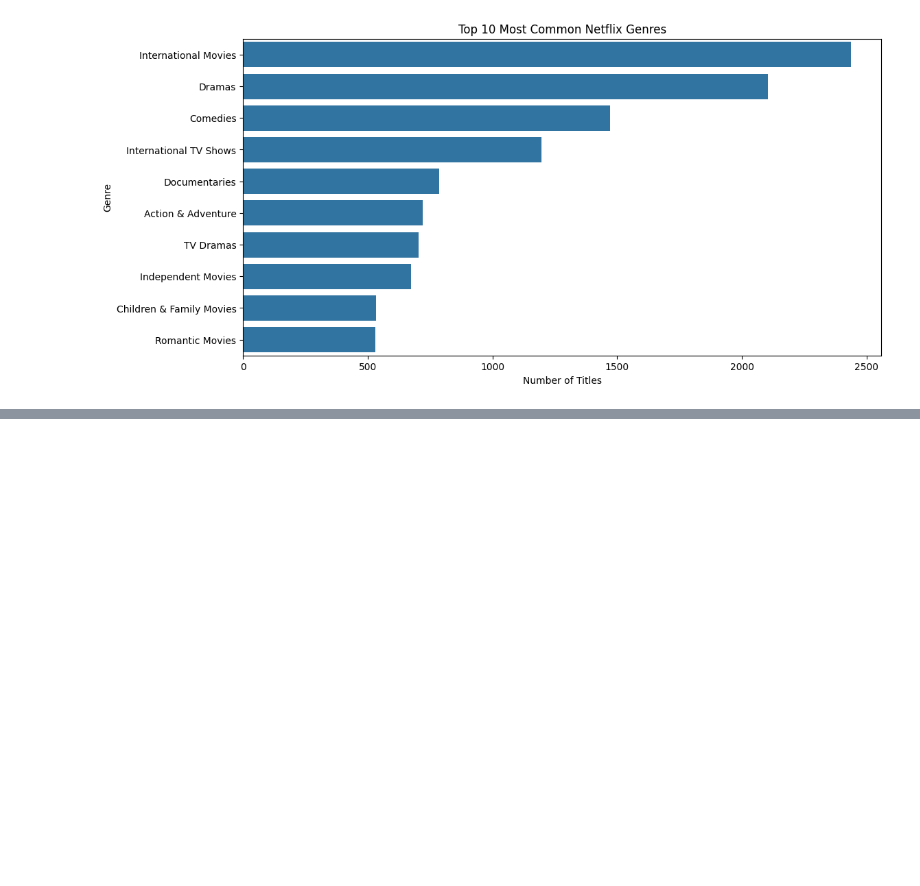
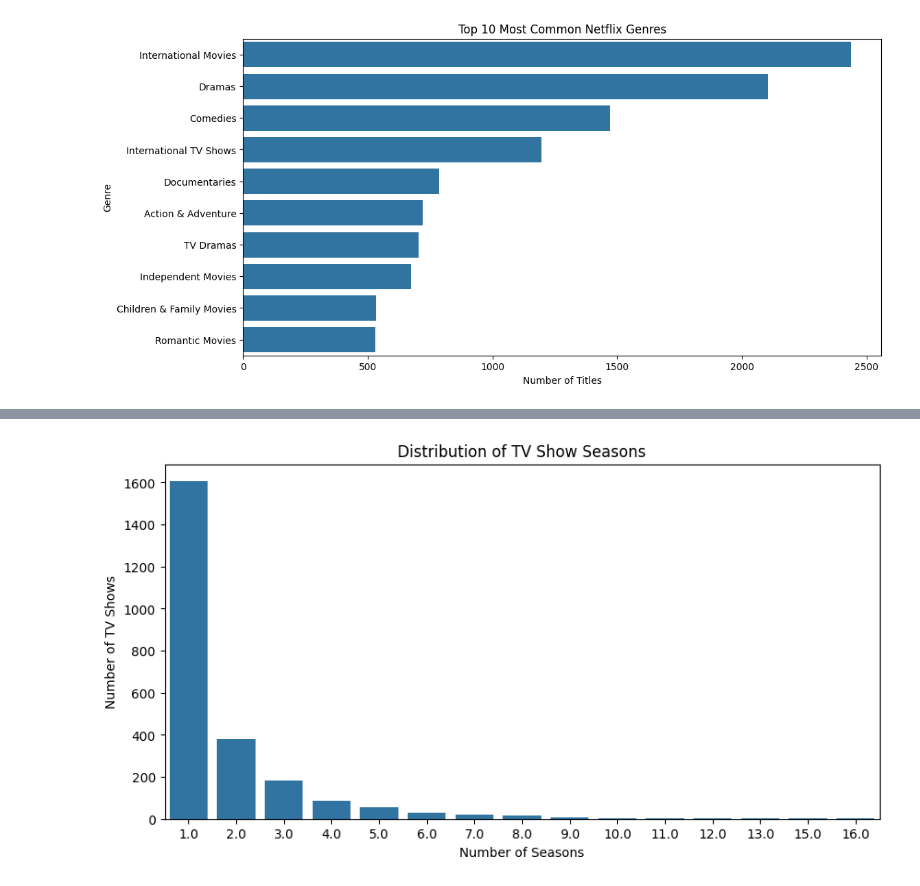
Before and after one commit to Kaini9/Certification-task, a Jupyter notebook: NoteBook/Certification_Task.ipynb, the cells around one changed output, grey strips where cells are left out. Cells and saved outputs as stored; diff of their text form; code cells hidden in the pictures; blank space fills up the shorter version.

```diff
--- a/NoteBook/Certification_Task.ipynb
+++ b/NoteBook/Certification_Task.ipynb
@@ -461,0 +576,20 @@ plt.show()
+# %%
+plt.figure(figsize=(10, 5))
+
+sns.countplot(
+    data=df_clean[df_clean['type'] == 'TV Show'],
+    x='seasons',
+    order=sorted(
+        df_clean[df_clean['type'] == 'TV Show']['seasons'].dropna().unique()
+    )
+)
+
+plt.title('Distribution of TV Show Seasons')
+
+plt.xlabel('Number of Seasons')
+
+plt.ylabel('Number of TV Shows')
+
+plt.show()
+# %% [output]
+[figure, added]
```
Also changed, not shown: parts of 33 cells of this notebook.
